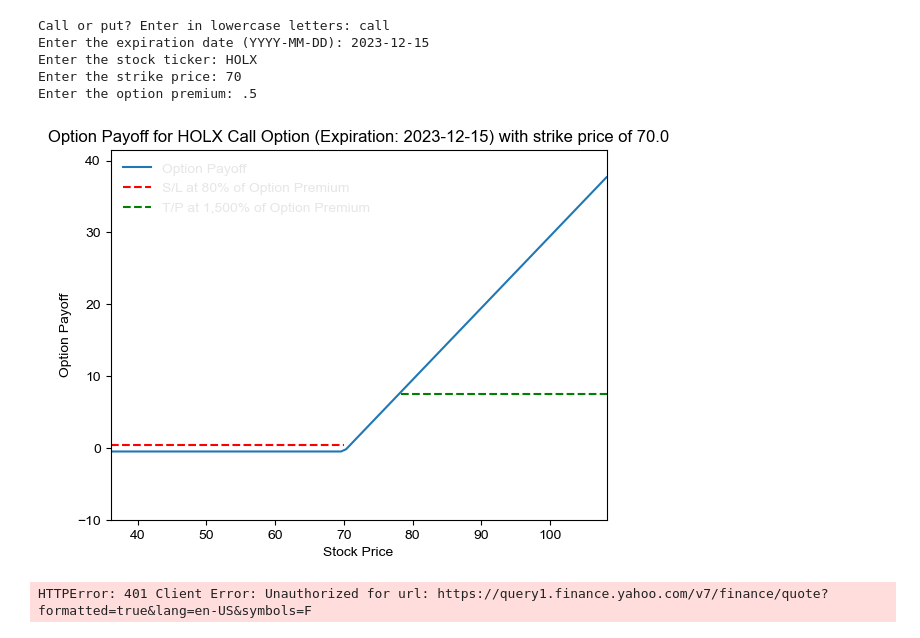
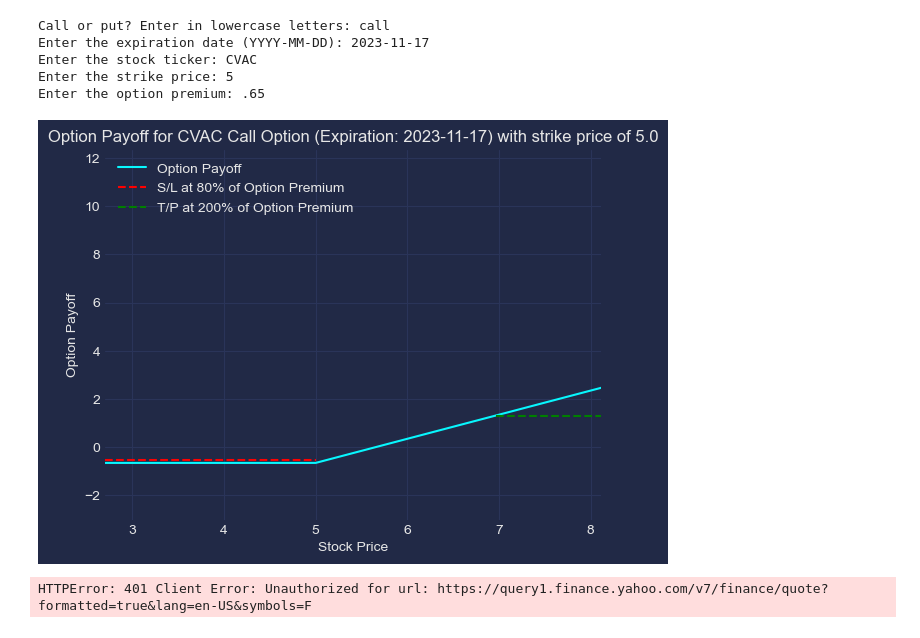
Before and after one commit to Photon1c/ChatGPT_GammaSandbox, a Jupyter notebook: jupyter_notebooks/financialanalysistools/OptionPayoffViz3.ipynb, the cells around one changed output. Cells and saved outputs as stored; diff of their text form; code cells hidden in the pictures.

Commit message:
improved option payoff diagrams

```diff
--- a/jupyter_notebooks/financialanalysistools/OptionPayoffViz3.ipynb
+++ b/jupyter_notebooks/financialanalysistools/OptionPayoffViz3.ipynb
@@ -39,7 +39,7 @@ def plot_option_payoff(call_or_put, expiration_date, stock_ticker, strike_price,
 
     # Set the axis limits
     ax.set_xlim([current_price * 0.5, current_price * 1.5])
-    ax.set_ylim([-10, max(option_payoffs) * 1.1])
+    ax.set_ylim([-3, max(option_payoffs) * 5])
 
     # Set the axis labels
     ax.set_xlabel('Stock Price')
@@ -52,51 +52,51 @@ def plot_option_payoff(call_or_put, expiration_date, stock_ticker, strike_price,
     ax.plot(stock_prices, option_payoffs, label='Option Payoff')
 
     # Find the index where the option payoff is equal to the green line y value
-    start_index = np.argmin(np.abs(np.array(option_payoffs) - 15 * option_premium))
+    start_index = np.argmin(np.abs(np.array(option_payoffs) - 2 * option_premium))
 
     # Add horizontal red line at 80% of the option_premium value to the left of the option payoff
     if call_or_put == "call":
-        ax.axhline(y=0.8 * option_premium, color='red', linestyle='--', label='S/L at 80% of Option Premium', xmin=0, xmax=(strike_price - current_price * 0.5) / (current_price * 1.5 - current_price * 0.5))
+        ax.axhline(y=-0.8 * option_premium, color='red', linestyle='--', label='S/L at 80% of Option Premium', xmin=0, xmax=(strike_price - current_price * 0.5) / (current_price * 1.5 - current_price * 0.5))
     else:
         # Flip the horizontal red line for a put option
         ax.axhline(y=0.8 * option_premium, color='red', linestyle='--', label='S/L at 80% of Option Premium', xmin=(strike_price - current_price * 0.5) / (current_price * 1.5 - current_price * 0.5), xmax=1)
 
     # Add horizontal green line for a call option starting from the intersection point and ending at the maximum x-axis value
     if call_or_put == "call":
-        ax.axhline(y=15 * option_premium, color='green', linestyle='--', label='T/P at 1,500% of Option Premium', xmin=start_index / (len(stock_prices) - 1), xmax=1)
+        ax.axhline(y=2 * option_premium, color='green', linestyle='--', label='T/P at 200% of Option Premium', xmin=start_index / (len(stock_prices) - 1), xmax=1)
     else:
         # Find the index where the option payoff becomes non-negative
         start_index = next(i for i, payoff in enumerate(option_payoffs) if payoff >= 0)
 
         # Find the index where the option payoff is equal to the green line y value
         end_index = np.argmin(np.abs(np.array(option_payoffs) - 15 * option_premium))
 
         # Add horizontal green line for a put option starting from the intersection point and ending at the non-negative region
-        ax.axhline(y=15 * option_premium, color='green', linestyle='--', label='T/P at 1,500% of Option Premium', xmin=start_index / (len(stock_prices) - 1), xmax=end_index / (len(stock_prices) - 1))
+        ax.axhline(y=15 * option_premium, color='green', linestyle='--', label='T/P at 200% of Option Premium', xmin=start_index / (len(stock_prices) - 1), xmax=end_index / (len(stock_prices) - 1))
 
     plt.style.use('cyberpunk')
 
     # Add legend to the plot
     ax.legend(loc='upper left')
 
     plt.show()
 
 # Request user input for option parameters
 call_or_put = input("Call or put? Enter in lowercase letters: ")
 expiration_date = input('Enter the expiration date (YYYY-MM-DD): ')
 stock_ticker = input('Enter the stock ticker: ')
 strike_price = float(input('Enter the strike price: '))
 option_premium = float(input('Enter the option premium: '))
 
 # Plot the option payoff diagram based on user input
 plot_option_payoff(call_or_put, expiration_date, stock_ticker, strike_price, option_premium)
 # %% [output]
 Call or put? Enter in lowercase letters: call
-Enter the expiration date (YYYY-MM-DD): 2023-12-15
-Enter the stock ticker: HOLX
-Enter the strike price: 70
-Enter the option premium: .5
+Enter the expiration date (YYYY-MM-DD): 2023-11-17
+Enter the stock ticker: CVAC
+Enter the strike price: 5
+Enter the option premium: .65
-[figure, old version]
+[figure, new version]
 # %%
 import yfinance as yf
 
```
Also changed, not shown: 1 other file.
